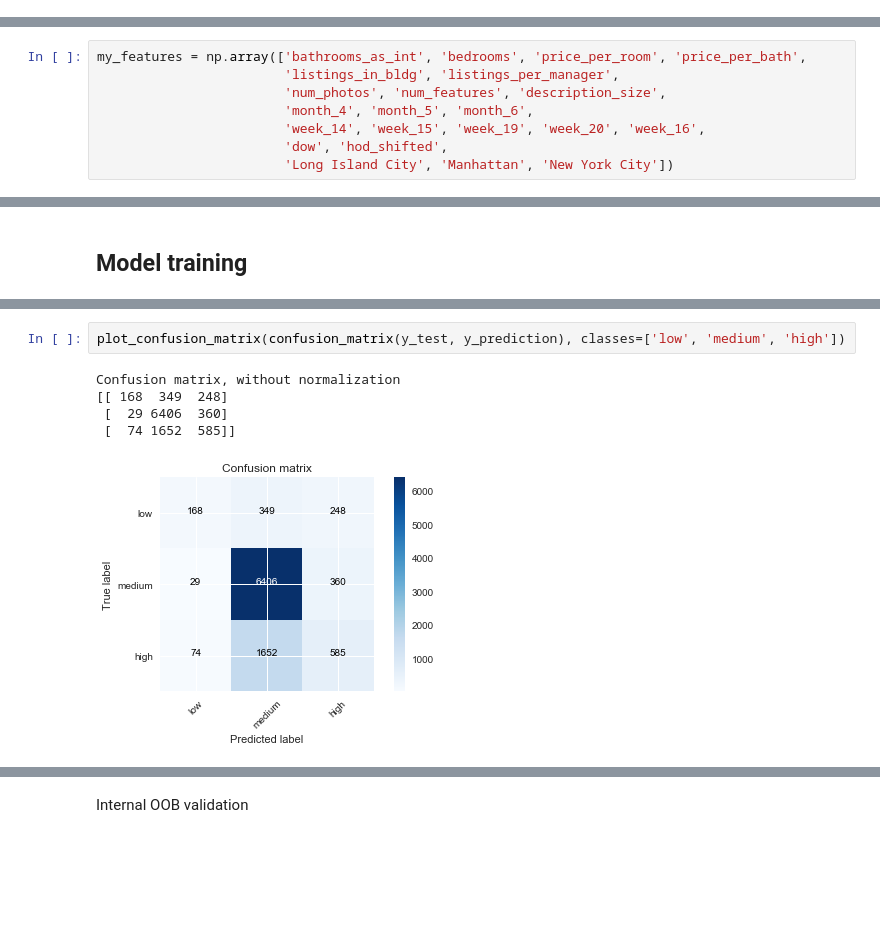
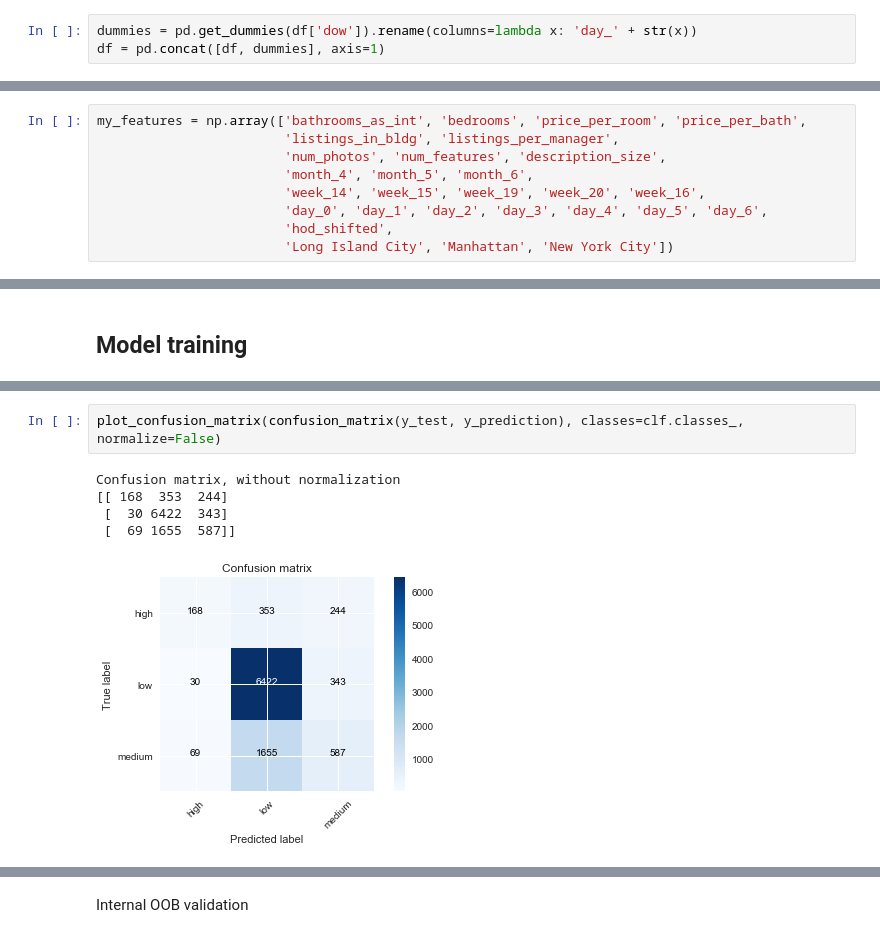
Before and after one commit to iKonon/kaggle, a Jupyter notebook: two-sigma-connect-rental-listing-inquiries/Models Training.ipynb, the cells around one changed output, grey strips where cells are left out. Saved outputs shown, nothing was run; the diff lists cells and outputs as text; blank space fills up the shorter version.

```diff
--- a/two-sigma-connect-rental-listing-inquiries/Models Training.ipynb
+++ b/two-sigma-connect-rental-listing-inquiries/Models Training.ipynb
@@ -219,6 +219,9 @@ df = pd.concat([df, dummies], axis=1)
 # %%
 dummies = pd.get_dummies(df['week']).rename(columns=lambda x: 'week_' + str(x))
 df = pd.concat([df, dummies], axis=1)
+# %%
+dummies = pd.get_dummies(df['dow']).rename(columns=lambda x: 'day_' + str(x))
+df = pd.concat([df, dummies], axis=1)
 # %%
 dummies = pd.get_dummies(df['neighbourhood']).rename(columns=lambda x: str(x))
 df = pd.concat([df, dummies], axis=1)
@@ -289,7 +292,8 @@ my_features = np.array(['bathrooms_as_int', 'bedrooms', 'price_per_room', 'price
                         'num_photos', 'num_features', 'description_size',
                         'month_4', 'month_5', 'month_6',
                         'week_14', 'week_15', 'week_19', 'week_20', 'week_16',
-                        'dow', 'hod_shifted',
+                        'day_0', 'day_1', 'day_2', 'day_3', 'day_4', 'day_5', 'day_6',
+                        'hod_shifted',
                         'Long Island City', 'Manhattan', 'New York City'])
 # %%
 X = train_df[my_features].copy()
@@ -330,11 +359,11 @@ Wall time: 1min 4s
 # %%
-plot_confusion_matrix(confusion_matrix(y_test, y_prediction), classes=['low', 'medium', 'high'])
+plot_confusion_matrix(confusion_matrix(y_test, y_prediction), classes=clf.classes_, normalize=False)
 # %% [output]
 Confusion matrix, without normalization
-[[ 168  349  248]
- [  29 6406  360]
- [  74 1652  585]]
+[[ 168  353  244]
+ [  30 6422  343]
+ [  69 1655  587]]
-[figure, old version]
+[figure, new version]
 # %%
 plot_forest_importances(clf)
 # %% [output]
```
Also changed, not shown: parts of 17 cells of this notebook, 2 other files.
